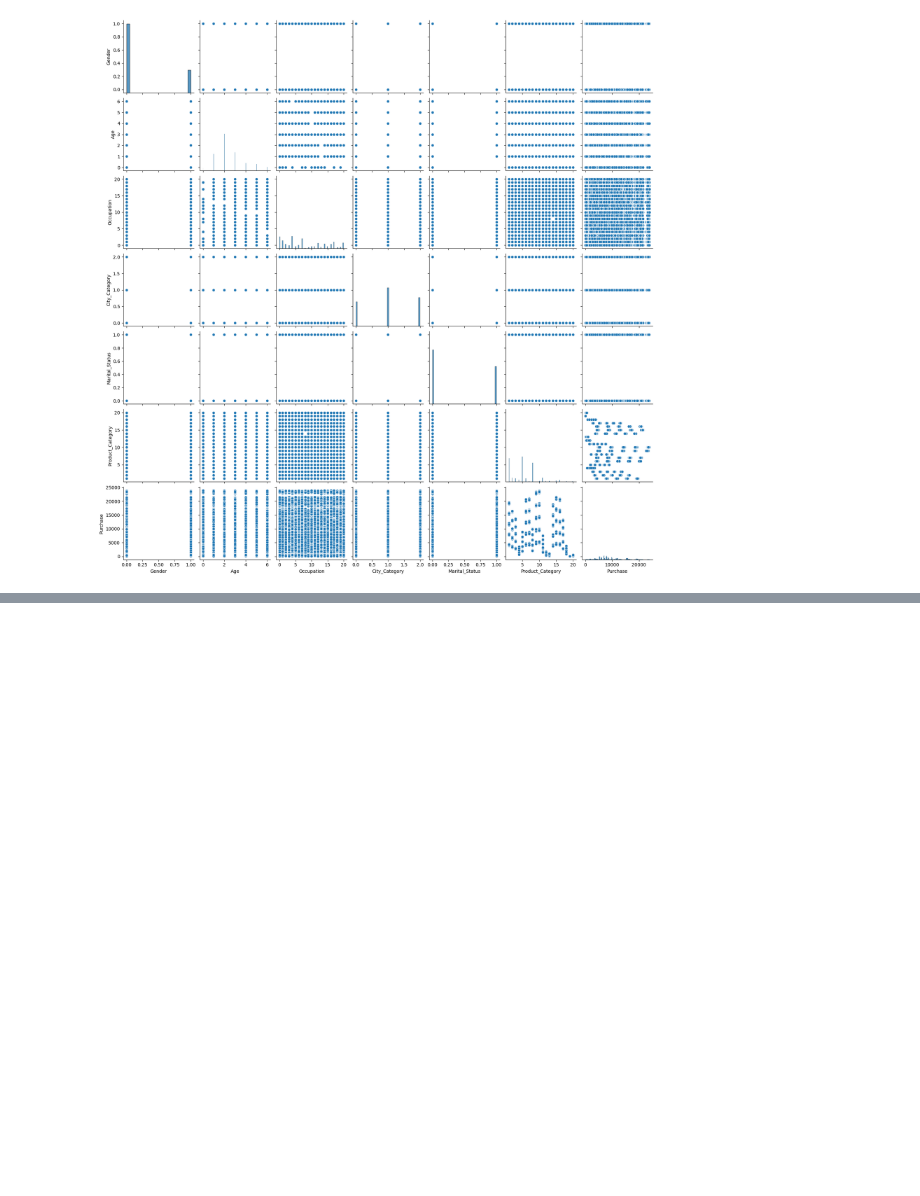
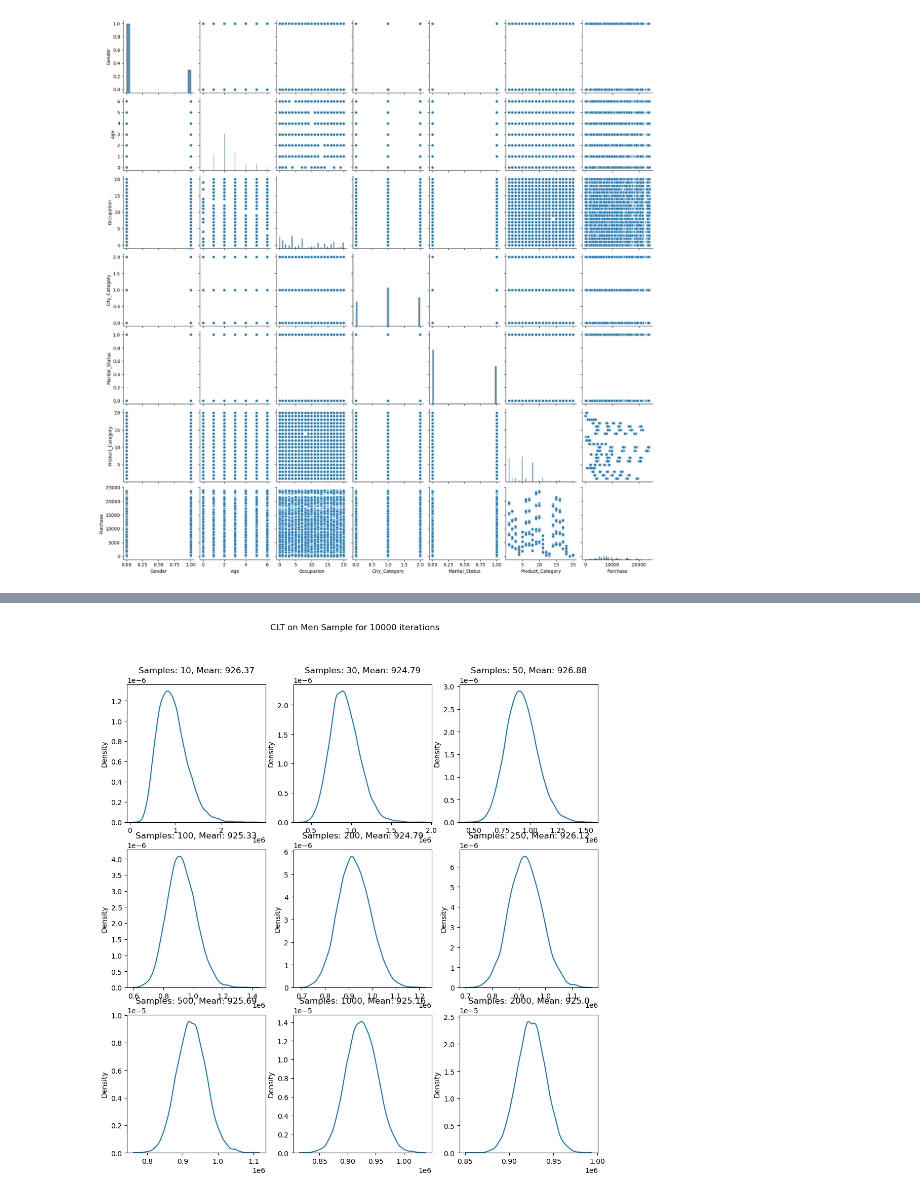
Before and after one commit to muthuganeshece/Business-Case-Study, a Jupyter notebook: Walmart/Notebook/Walmart_CLT.ipynb, the cells around one changed output, grey strips where cells are left out. Drawn from its saved outputs; the diff is of its cells as text; code cells hidden in the pictures; blank space fills up the shorter version.

```diff
--- a/Walmart/Notebook/Walmart_CLT.ipynb
+++ b/Walmart/Notebook/Walmart_CLT.ipynb
@@ -197,0 +286,13 @@ sns.pairplot(df_transform.drop(['User_ID', 'Product_ID', 'Stay_In_Current_City_Y
+# %%
+plt.figure(figsize=(12,15)).suptitle('CLT on Men Sample for 10000 iterations')
+n_sample = [10, 30, 50, 100, 200, 250, 500, 1000, 2000]
+n_iter = 10000
+k = 1
+for samp in n_sample:
+    plt.subplot(3,3,k)
+    sample_mean = np.array([df_m.sample(samp).mean() for j in range(n_iter)])
+    sns.kdeplot(sample_mean)
+    plt.title('Samples: ' + str(samp) + ', Mean: ' + str(round(np.mean(sample_mean) / 1000, 2)))
+    k = k + 1
+# %% [output]
+[figure, added]
```
Also changed, not shown: parts of 29 cells of this notebook.
